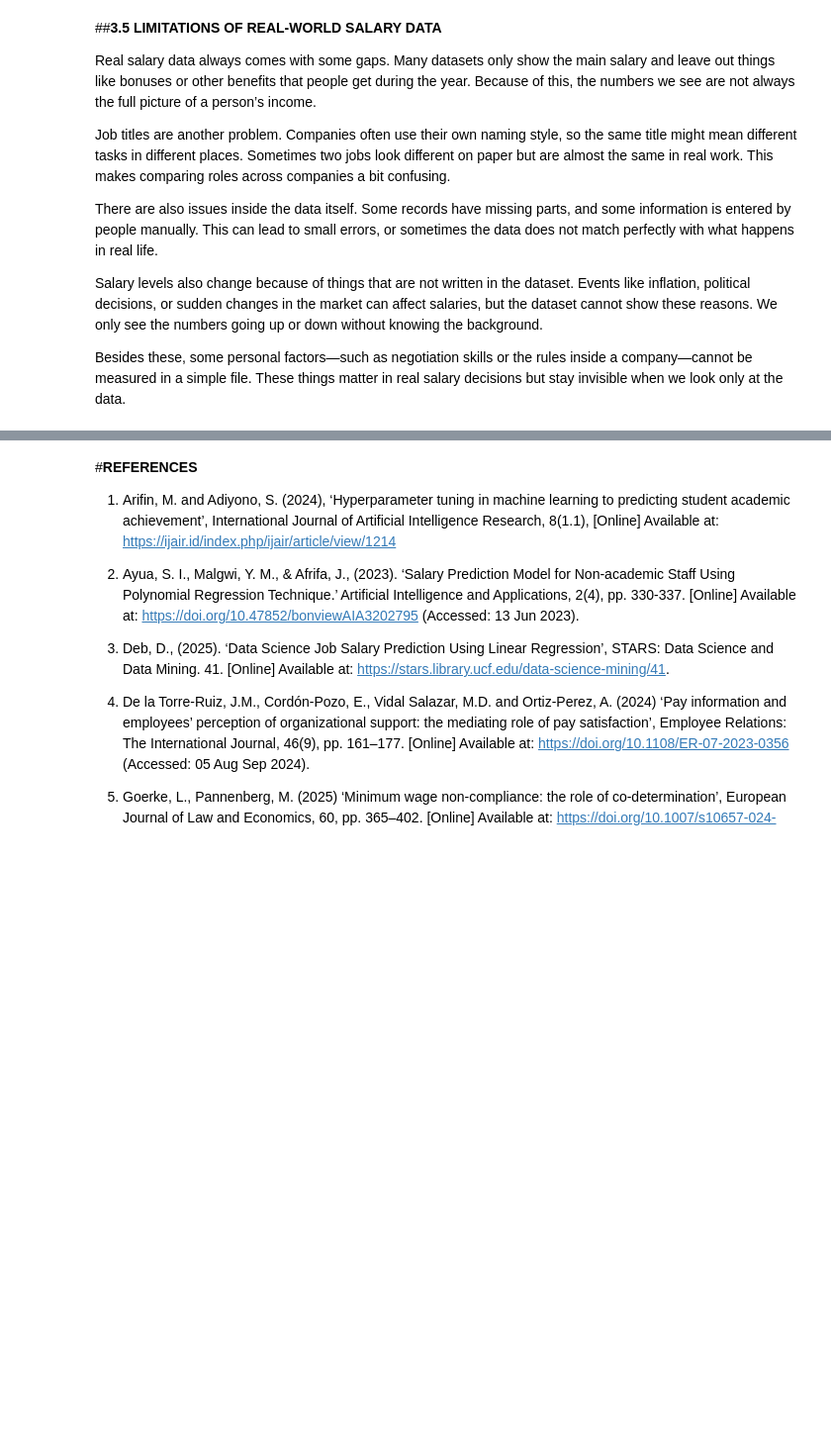
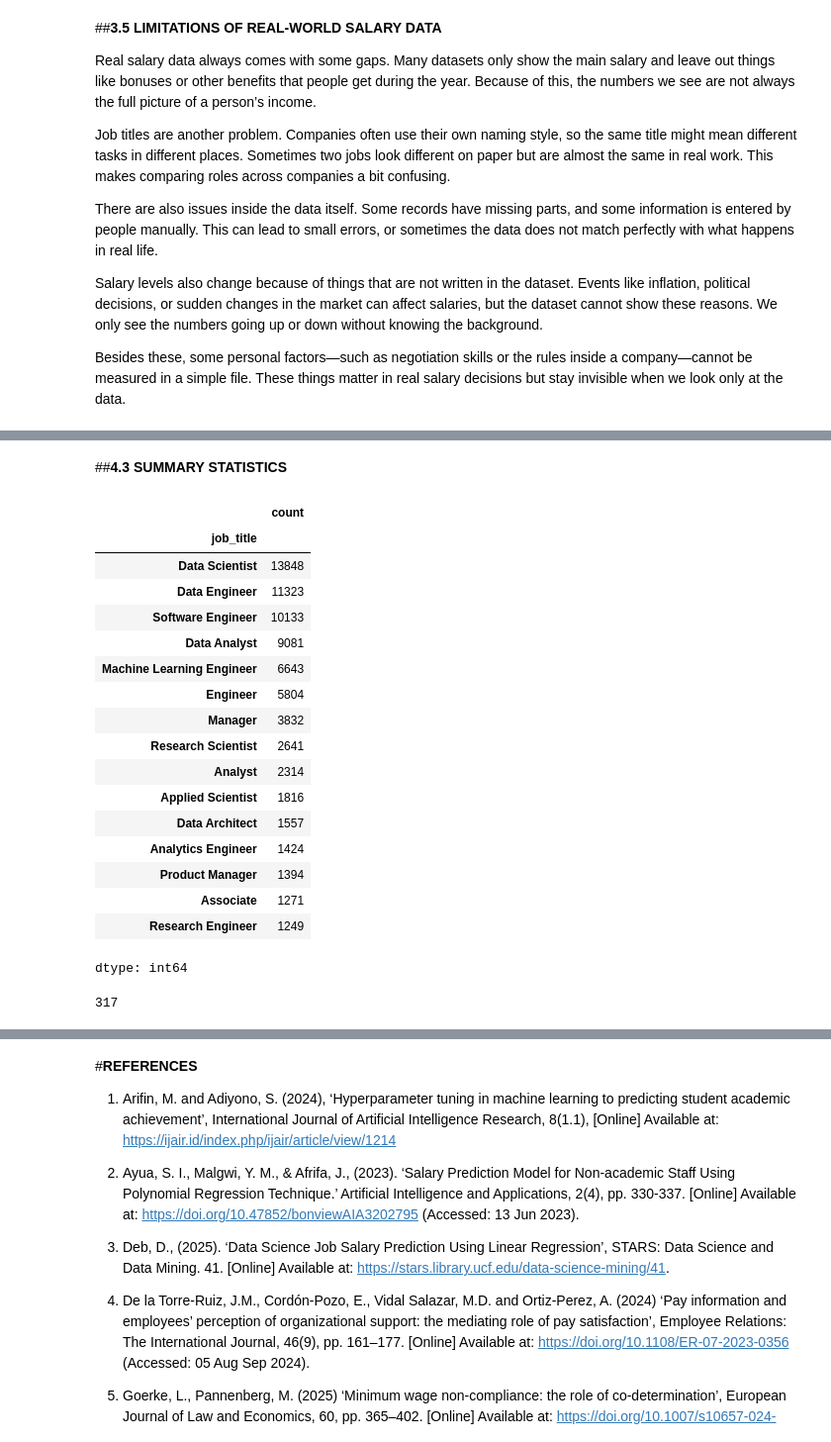
Before and after one commit to behrad-mohammadi/salary-prediction-data-jobs, a Jupyter notebook: Notebook/salary_analysis_main.ipynb, the cells around one changed output, grey strips where cells are left out. Shown: that part at 99% size. Cells and saved outputs as stored; diff of their text form; code cells hidden in the pictures; blank space fills up the shorter version.

```diff
--- a/Notebook/salary_analysis_main.ipynb
+++ b/Notebook/salary_analysis_main.ipynb
@@ -254,0 +392,31 @@ df.head()
+# %% [markdown]
+##**4.3	SUMMARY STATISTICS**
+# %%
+# --- Count of job titles ---
+job_title_counts = df['job_title'].value_counts().head(15)
+job_title_counts
+# %% [output]
+|  | count |
+| job_title |  |
+| Data Scientist | 13848 |
+| Data Engineer | 11323 |
+| Software Engineer | 10133 |
+| Data Analyst | 9081 |
+| Machine Learning Engineer | 6643 |
+| Engineer | 5804 |
+| Manager | 3832 |
+| Research Scientist | 2641 |
+| Analyst | 2314 |
+| Applied Scientist | 1816 |
+| Data Architect | 1557 |
+| Analytics Engineer | 1424 |
+| Product Manager | 1394 |
+| Associate | 1271 |
+| Research Engineer | 1249 |
+dtype: int64
+# %%
+# --- Number of unique job titles ---
+num_unique_job_titles = df['job_title'].nunique()
+num_unique_job_titles
+# %% [output]
+317
```
Also changed, not shown: parts of 22 cells of this notebook.
